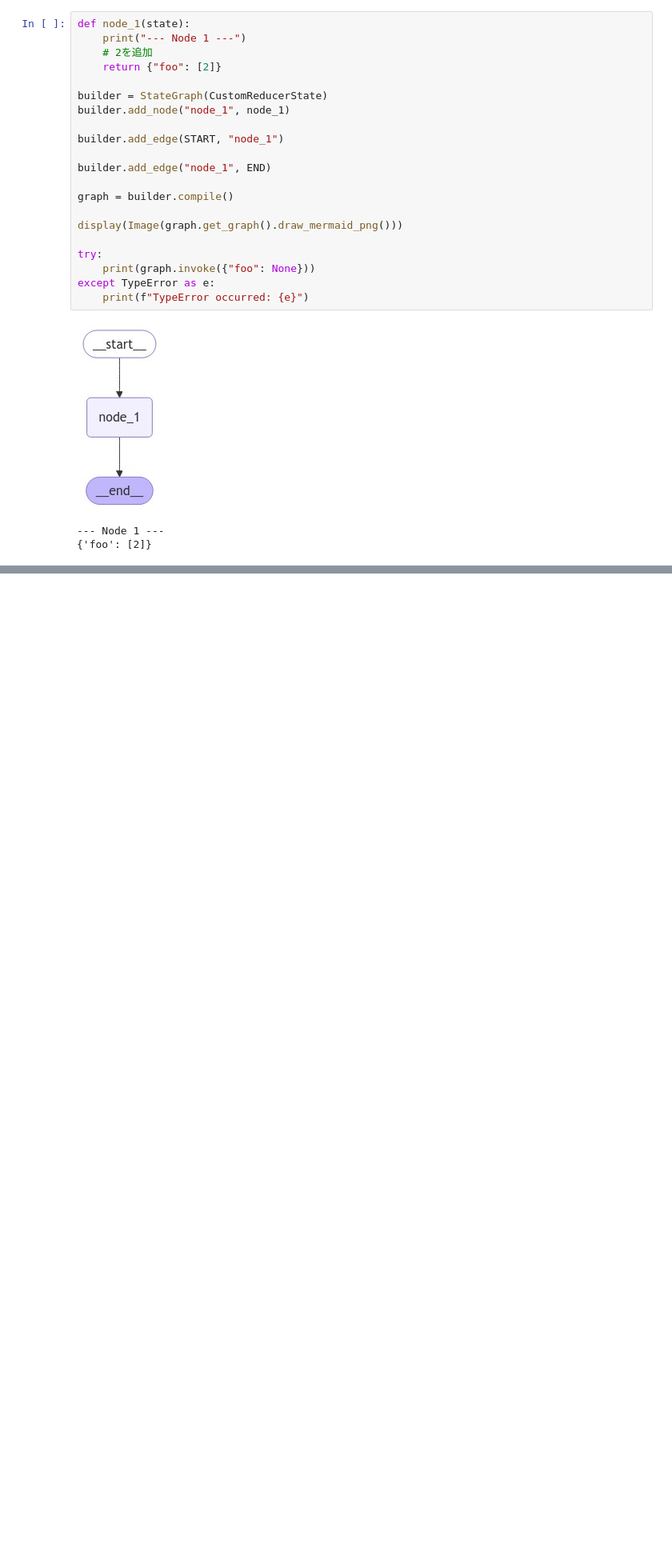
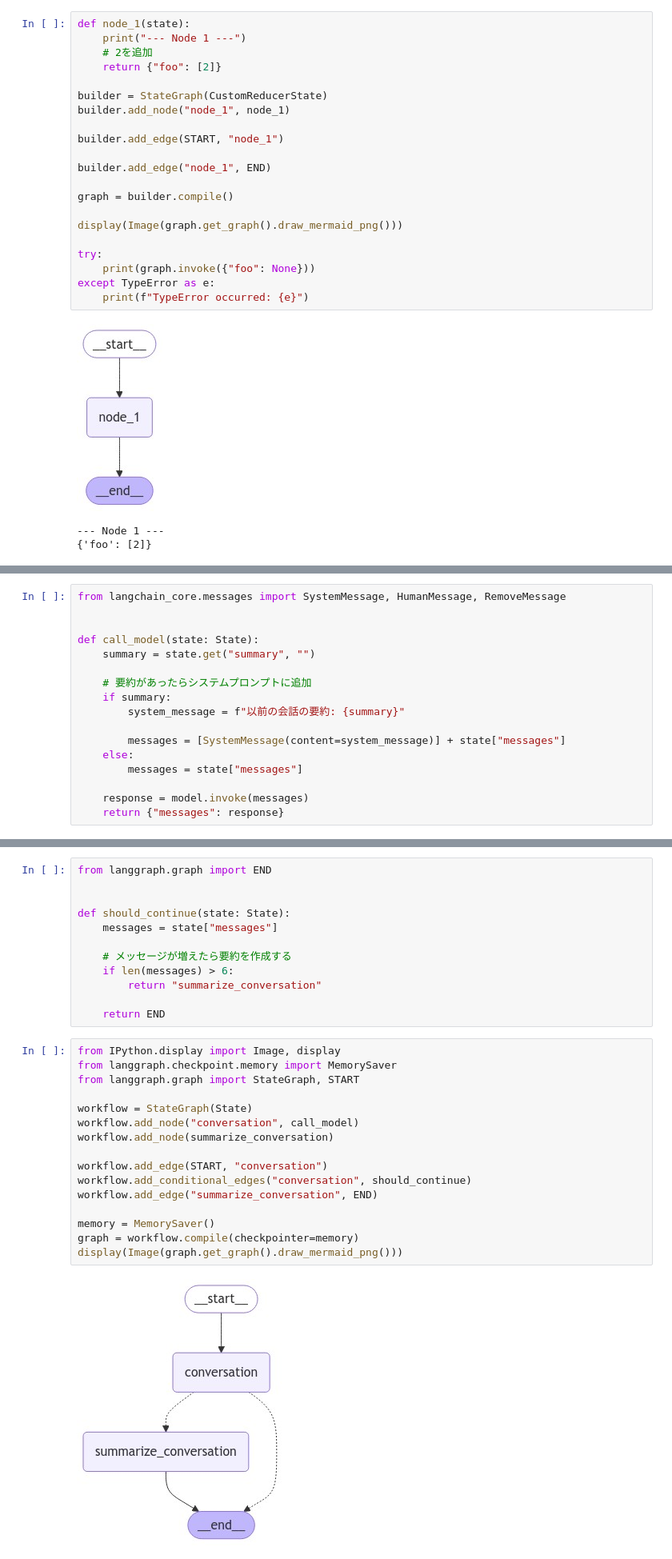
Before and after one commit to aidiary/learning-langchain, a Jupyter notebook: langchain-academy/module_2.ipynb, the cells around one changed output, grey strips where cells are left out. Shown at 80% size. Cells and saved outputs as stored; diff of their text form; blank space fills up the shorter version.

```diff
--- a/langchain-academy/module_2.ipynb
+++ b/langchain-academy/module_2.ipynb
@@ -408,0 +421,17 @@ except TypeError as e:
+# %%
+from langchain_core.messages import SystemMessage, HumanMessage, RemoveMessage
+
+
+def call_model(state: State):
+    summary = state.get("summary", "")
+
+    # 要約があったらシステムプロンプトに追加
+    if summary:
+        system_message = f"以前の会話の要約: {summary}"
+
+        messages = [SystemMessage(content=system_message)] + state["messages"]
+    else:
+        messages = state["messages"]
+
+    response = model.invoke(messages)
+    return {"messages": response}
@@ -408,0 +456,30 @@ except TypeError as e:
+# %%
+from langgraph.graph import END
+
+
+def should_continue(state: State):
+    messages = state["messages"]
+
+    # メッセージが増えたら要約を作成する
+    if len(messages) > 6:
+        return "summarize_conversation"
+
+    return END
+# %%
+from IPython.display import Image, display
+from langgraph.checkpoint.memory import MemorySaver
+from langgraph.graph import StateGraph, START
+
+workflow = StateGraph(State)
+workflow.add_node("conversation", call_model)
+workflow.add_node(summarize_conversation)
+
+workflow.add_edge(START, "conversation")
+workflow.add_conditional_edges("conversation", should_continue)
+workflow.add_edge("summarize_conversation", END)
+
+memory = MemorySaver()
+graph = workflow.compile(checkpointer=memory)
+display(Image(graph.get_graph().draw_mermaid_png()))
+# %% [output]
+[figure, added]
```
Also changed, not shown: parts of 10 cells of this notebook.
